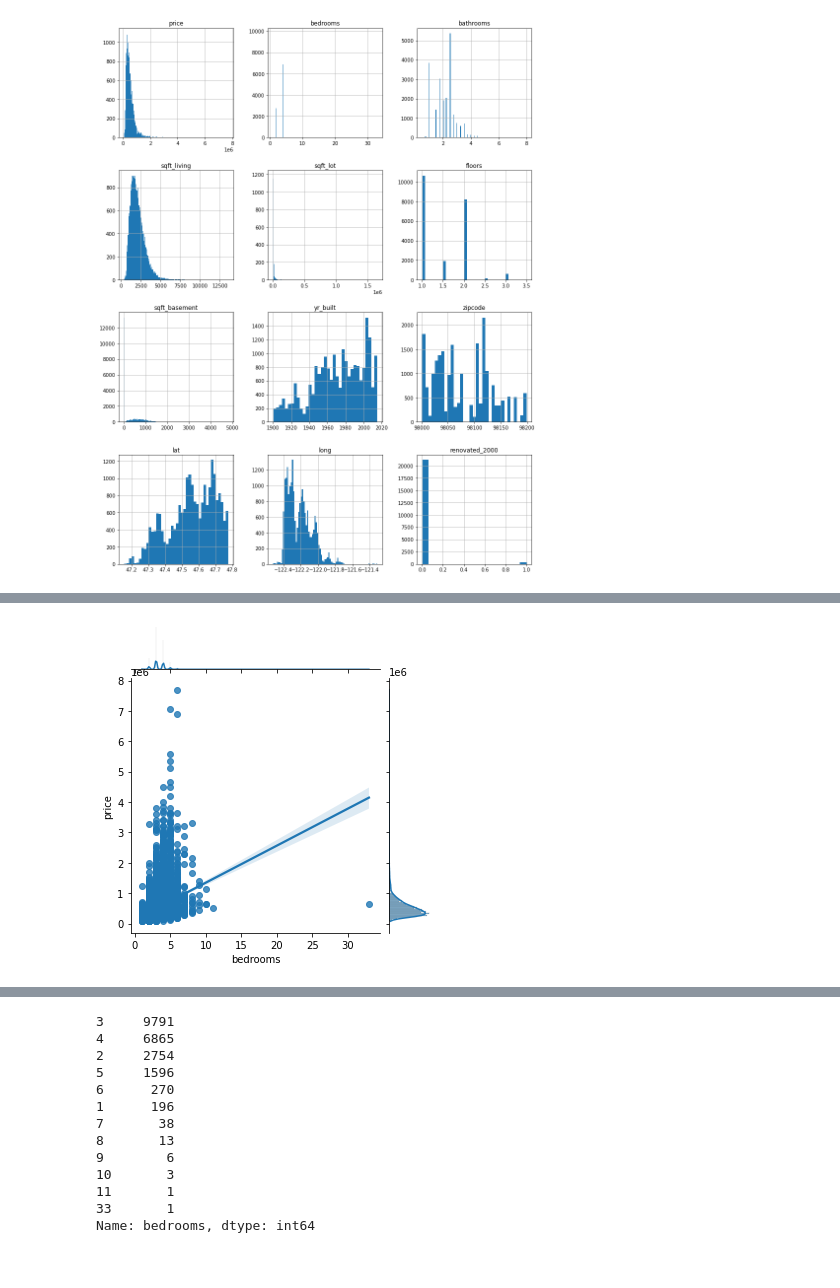
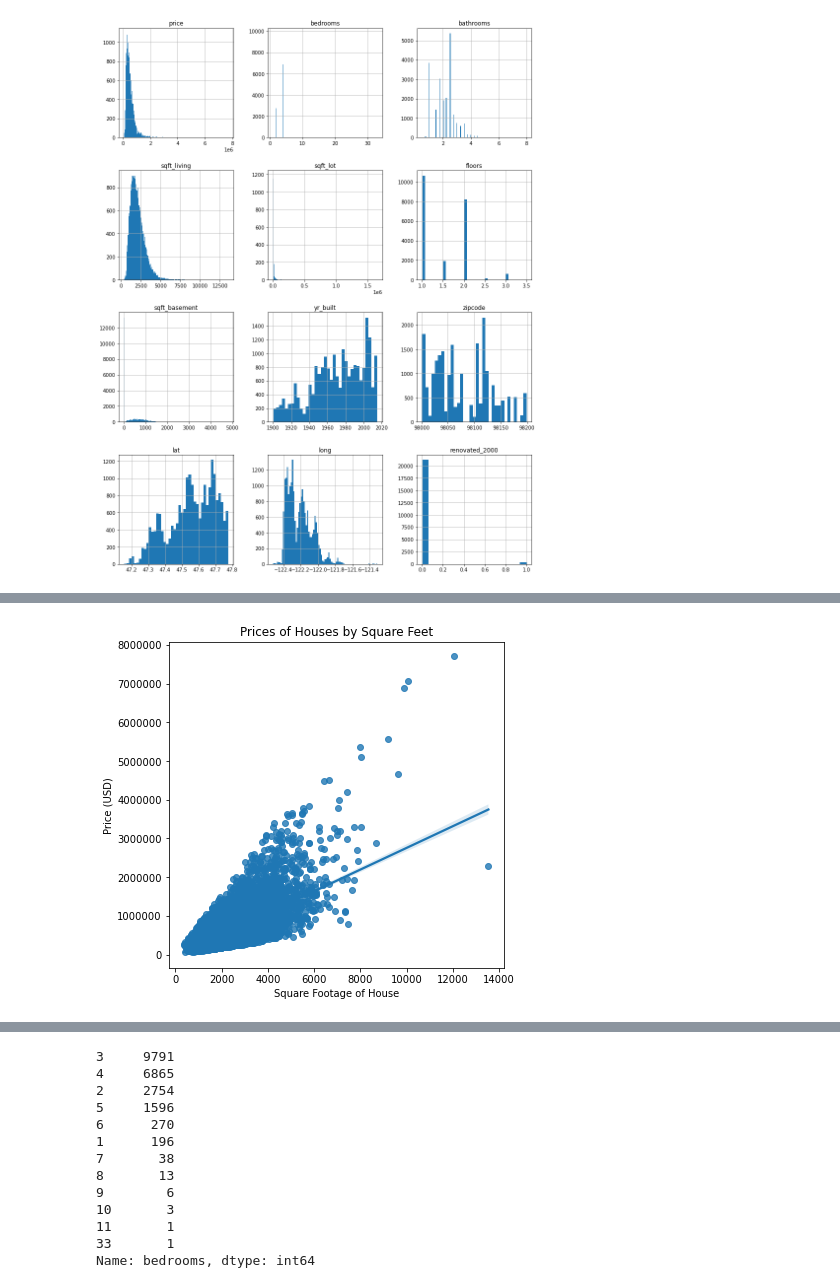
Before and after one commit to shadel96/King_County_Regression_Analysis, a Jupyter notebook: kc_preprocessing_exploring.ipynb, the cells around one changed output, grey strips where cells are left out. Drawn from its saved outputs; the diff is of its cells as text; code cells hidden in the pictures.

```diff
--- a/kc_preprocessing_exploring.ipynb
+++ b/kc_preprocessing_exploring.ipynb
@@ -96,4 +68,12 @@ sns.jointplot(x='yr_built',y='price', data=df, kind='reg', height=5);
-# %%
-sns.jointplot(x='bedrooms',y='price', data=df, kind='reg', height=5);
-# %% [output]
-[figure, removed]
+# %%
+fig, ax = plt.subplots(figsize=(6,6))
+sns.regplot(data=df, x='sqft_living', y='price')
+
+ax.set_xlabel('Square Footage of House', fontsize=10)
+ax.set_ylabel('Price (USD)', fontsize=10)
+ax.set_title('Prices of Houses by Square Feet', fontsize=12)
+ax.ticklabel_format(style='plain')
+
+plt.savefig('./img/price_v_sqft_living')
+# %% [output]
+[figure, added]
```
Also changed, not shown: parts of 58 cells of this notebook, 12 other files.
